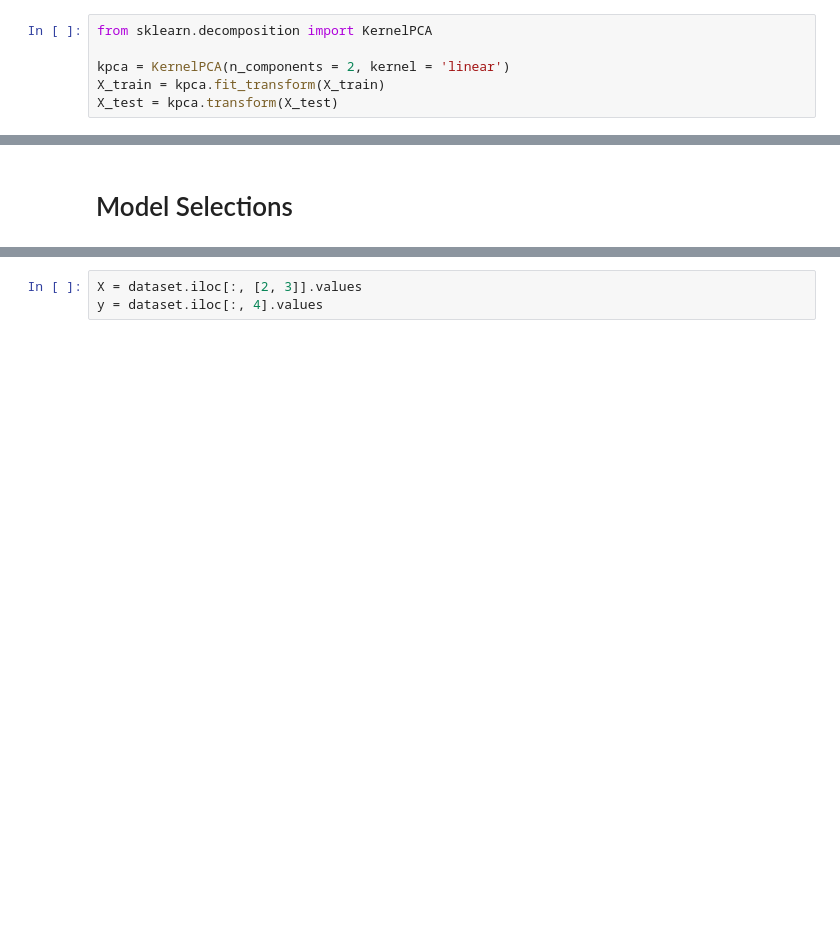
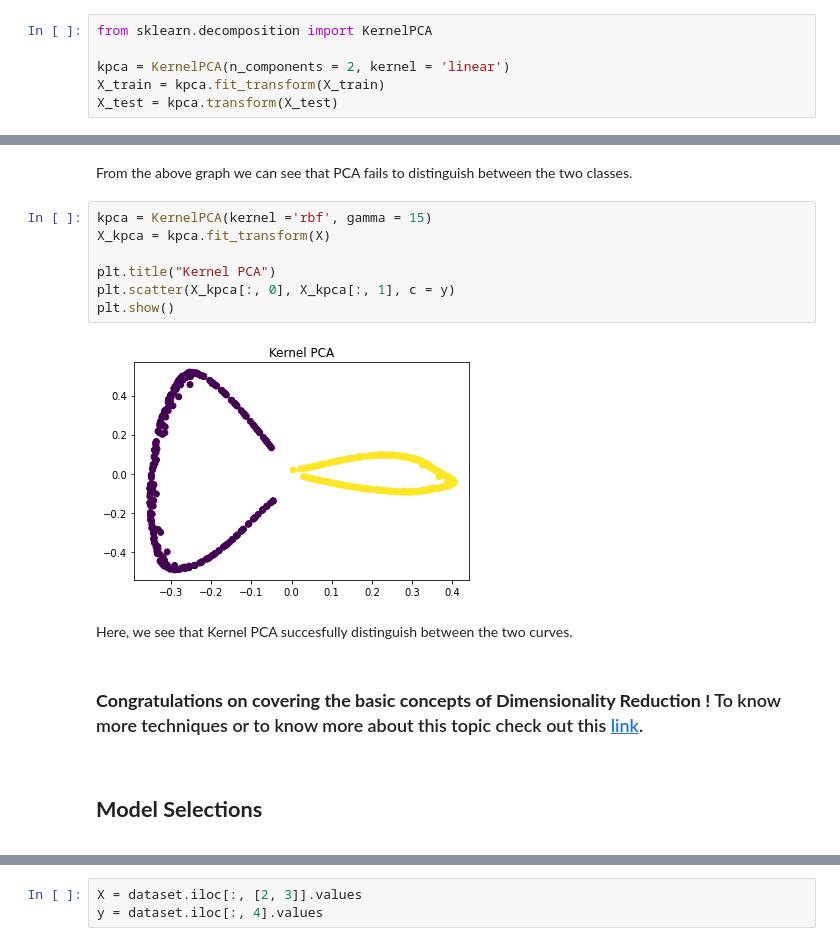
Before and after one commit to kabirnagpal/ML-Track, a Jupyter notebook: week 7.ipynb, the cells around one changed output, grey strips where cells are left out. Saved outputs shown, nothing was run; the diff lists cells and outputs as text; blank space fills up the shorter version.

```diff
--- a/week 7.ipynb
+++ b/week 7.ipynb
@@ -202,3 +282,19 @@ array([[52,  6],
+# %% [markdown]
+From the above graph we can see that PCA fails to distinguish between the two classes.
+# %%
+kpca = KernelPCA(kernel ='rbf', gamma = 15)
+X_kpca = kpca.fit_transform(X)
+
+plt.title("Kernel PCA")
+plt.scatter(X_kpca[:, 0], X_kpca[:, 1], c = y)
+plt.show()
+# %% [output]
+[figure, added]
+# %% [markdown]
+Here, we see that Kernel PCA succesfully distinguish between the two curves.
+# %% [markdown]
+**<h3>Congratulations on covering the basic concepts of Dimensionality Reduction !**
+To know more techniques or to know more about this topic check out this [link](https://www.analyticsvidhya.com/blog/2018/08/dimensionality-reduction-techniques-python/).
 # %% [markdown]
-# Model Selections
+**<h2> Model Selections**
 # %% [markdown]
```
Also changed, not shown: parts of 55 cells of this notebook, 2 other files.
